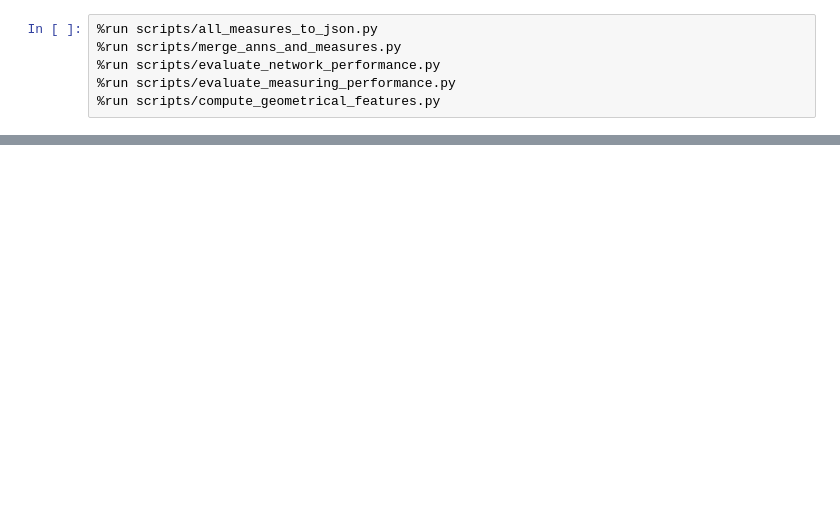
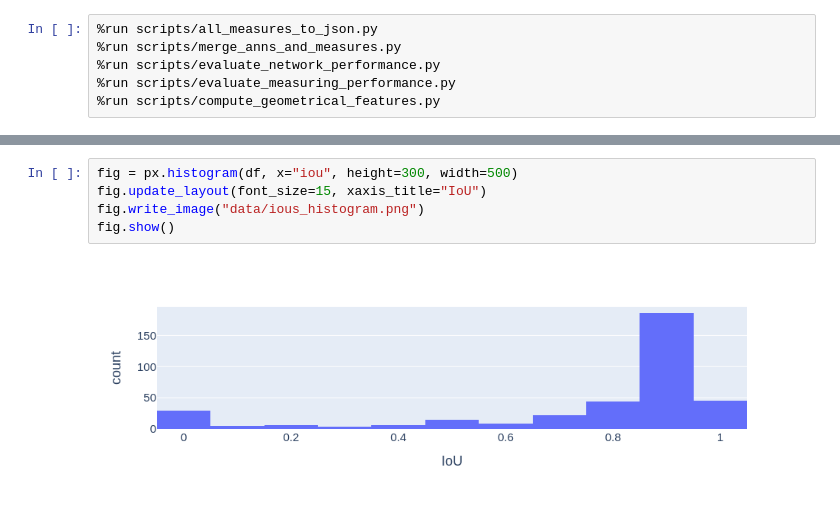
Before and after one commit to la-zu-li/pca-measuring-c3s-clinker, a Jupyter notebook: pca_evaluation.ipynb, the cells around one changed output, grey strips where cells are left out. Saved outputs shown, nothing was run; the diff lists cells and outputs as text; blank space fills up the shorter version.

```diff
--- a/pca_evaluation.ipynb
+++ b/pca_evaluation.ipynb
@@ -34,0 +53,7 @@ pd.concat((1-df_.iou, errors), axis=1).corr()
+# %%
+fig = px.histogram(df, x="iou", height=300, width=500)
+fig.update_layout(font_size=15, xaxis_title="IoU")
+fig.write_image("data/ious_histogram.png")
+fig.show()
+# %% [output]
+[figure, added]
```
Also changed, not shown: parts of 14 cells of this notebook.
